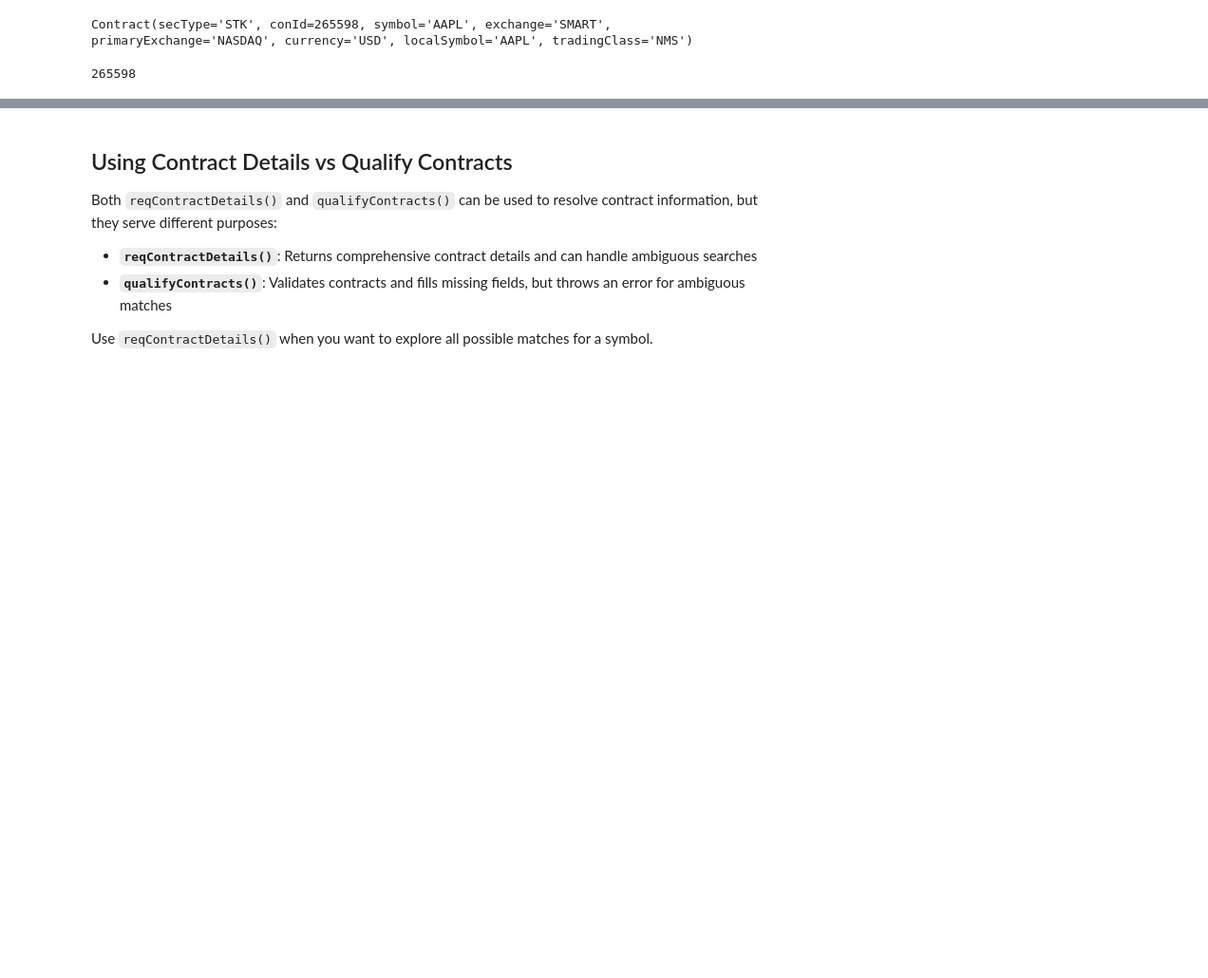
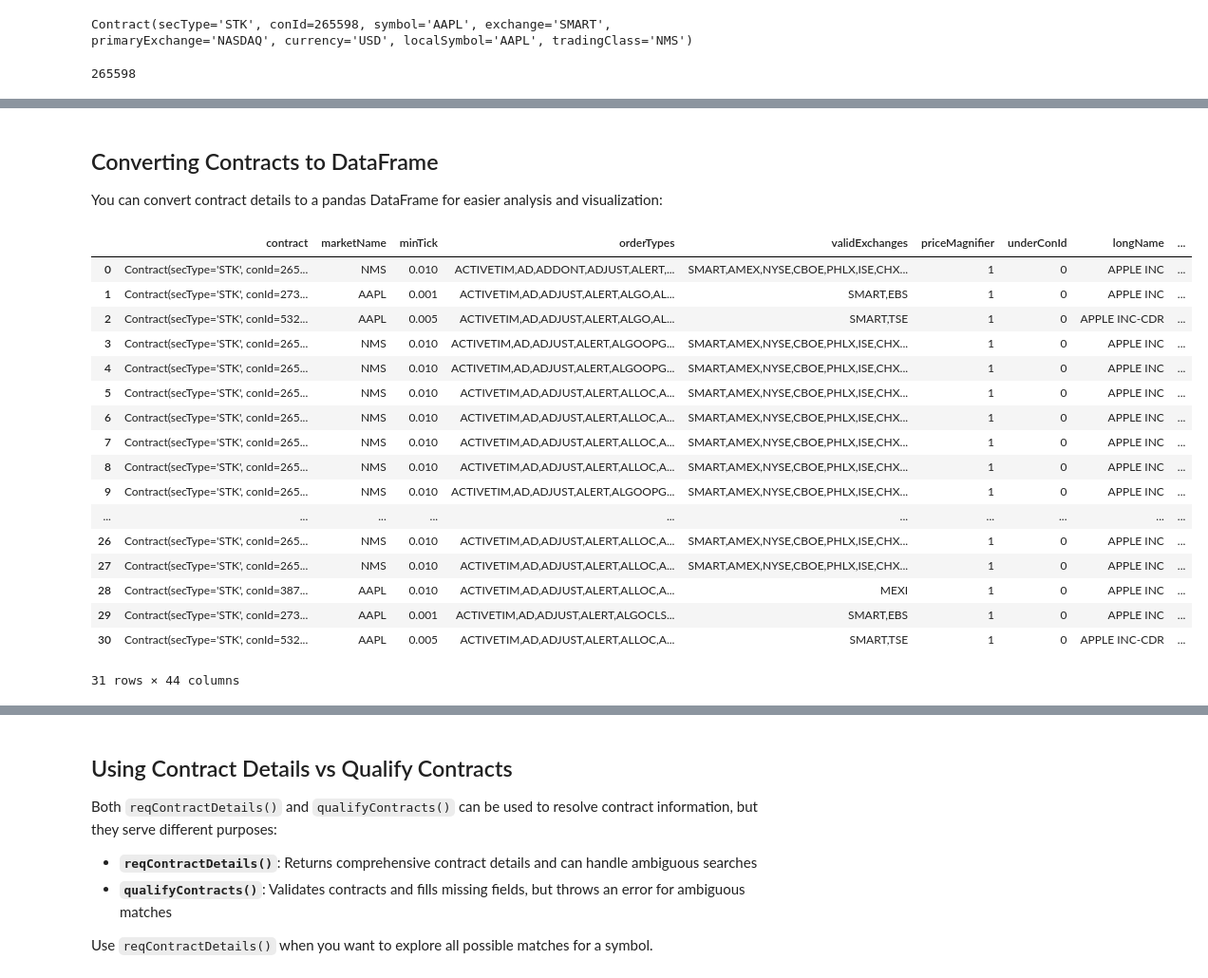
Before and after one commit to seanmayer/algo-trading-broker-testing, a Jupyter notebook: brokers/ibkr/notebooks/Examples.ipynb, the cells around one changed output, grey strips where cells are left out. Shown: that part at 95% size. Drawn from its saved outputs; the diff is of its cells as text; code cells hidden in the pictures; blank space fills up the shorter version.

```diff
--- a/brokers/ibkr/notebooks/Examples.ipynb
+++ b/brokers/ibkr/notebooks/Examples.ipynb
@@ -545,0 +570,27 @@ cds[0].contract.conId
+# %% [markdown]
+## Converting Contracts to DataFrame
+
+You can convert contract details to a pandas DataFrame for easier analysis and visualization:
+# %%
+# Convert contract details to DataFrame using util.df() shortcut
+contracts_df = util.df(cds)  # converting to pd DataFrame shortcut (alternative: pd.DataFrame())
+contracts_df
+# %% [output]
+|  | contract | marketName | minTick | orderTypes | validExchanges | priceMagnifier | underConId | longName | ... |
+| 0 | Contract(secType='STK', conId=265... | NMS | 0.010 | ACTIVETIM,AD,ADDONT,ADJUST,ALERT,... | SMART,AMEX,NYSE,CBOE,PHLX,ISE,CHX... | 1 | 0 | APPLE INC | ... |
+| 1 | Contract(secType='STK', conId=273... | AAPL | 0.001 | ACTIVETIM,AD,ADJUST,ALERT,ALGO,AL... | SMART,EBS | 1 | 0 | APPLE INC | ... |
+| 2 | Contract(secType='STK', conId=532... | AAPL | 0.005 | ACTIVETIM,AD,ADJUST,ALERT,ALGO,AL... | SMART,TSE | 1 | 0 | APPLE INC-CDR | ... |
+| 3 | Contract(secType='STK', conId=265... | NMS | 0.010 | ACTIVETIM,AD,ADJUST,ALERT,ALGOOPG... | SMART,AMEX,NYSE,CBOE,PHLX,ISE,CHX... | 1 | 0 | APPLE INC | ... |
+| 4 | Contract(secType='STK', conId=265... | NMS | 0.010 | ACTIVETIM,AD,ADJUST,ALERT,ALGOOPG... | SMART,AMEX,NYSE,CBOE,PHLX,ISE,CHX... | 1 | 0 | APPLE INC | ... |
+| 5 | Contract(secType='STK', conId=265... | NMS | 0.010 | ACTIVETIM,AD,ADJUST,ALERT,ALLOC,A... | SMART,AMEX,NYSE,CBOE,PHLX,ISE,CHX... | 1 | 0 | APPLE INC | ... |
+| 6 | Contract(secType='STK', conId=265... | NMS | 0.010 | ACTIVETIM,AD,ADJUST,ALERT,ALLOC,A... | SMART,AMEX,NYSE,CBOE,PHLX,ISE,CHX... | 1 | 0 | APPLE INC | ... |
+| 7 | Contract(secType='STK', conId=265... | NMS | 0.010 | ACTIVETIM,AD,ADJUST,ALERT,ALLOC,A... | SMART,AMEX,NYSE,CBOE,PHLX,ISE,CHX... | 1 | 0 | APPLE INC | ... |
+| 8 | Contract(secType='STK', conId=265... | NMS | 0.010 | ACTIVETIM,AD,ADJUST,ALERT,ALLOC,A... | SMART,AMEX,NYSE,CBOE,PHLX,ISE,CHX... | 1 | 0 | APPLE INC | ... |
+| 9 | Contract(secType='STK', conId=265... | NMS | 0.010 | ACTIVETIM,AD,ADJUST,ALERT,ALGOOPG... | SMART,AMEX,NYSE,CBOE,PHLX,ISE,CHX... | 1 | 0 | APPLE INC | ... |
+| ... | ... | ... | ... | ... | ... | ... | ... | ... | ... |
+| 26 | Contract(secType='STK', conId=265... | NMS | 0.010 | ACTIVETIM,AD,ADJUST,ALERT,ALLOC,A... | SMART,AMEX,NYSE,CBOE,PHLX,ISE,CHX... | 1 | 0 | APPLE INC | ... |
+| 27 | Contract(secType='STK', conId=265... | NMS | 0.010 | ACTIVETIM,AD,ADJUST,ALERT,ALLOC,A... | SMART,AMEX,NYSE,CBOE,PHLX,ISE,CHX... | 1 | 0 | APPLE INC | ... |
+| 28 | Contract(secType='STK', conId=387... | AAPL | 0.010 | ACTIVETIM,AD,ADJUST,ALERT,ALLOC,A... | MEXI | 1 | 0 | APPLE INC | ... |
+| 29 | Contract(secType='STK', conId=273... | AAPL | 0.001 | ACTIVETIM,AD,ADJUST,ALERT,ALGOCLS... | SMART,EBS | 1 | 0 | APPLE INC | ... |
+| 30 | Contract(secType='STK', conId=532... | AAPL | 0.005 | ACTIVETIM,AD,ADJUST,ALERT,ALLOC,A... | SMART,TSE | 1 | 0 | APPLE INC-CDR | ... |
+31 rows × 44 columns
```
Also changed, not shown: parts of 7 cells of this notebook.
